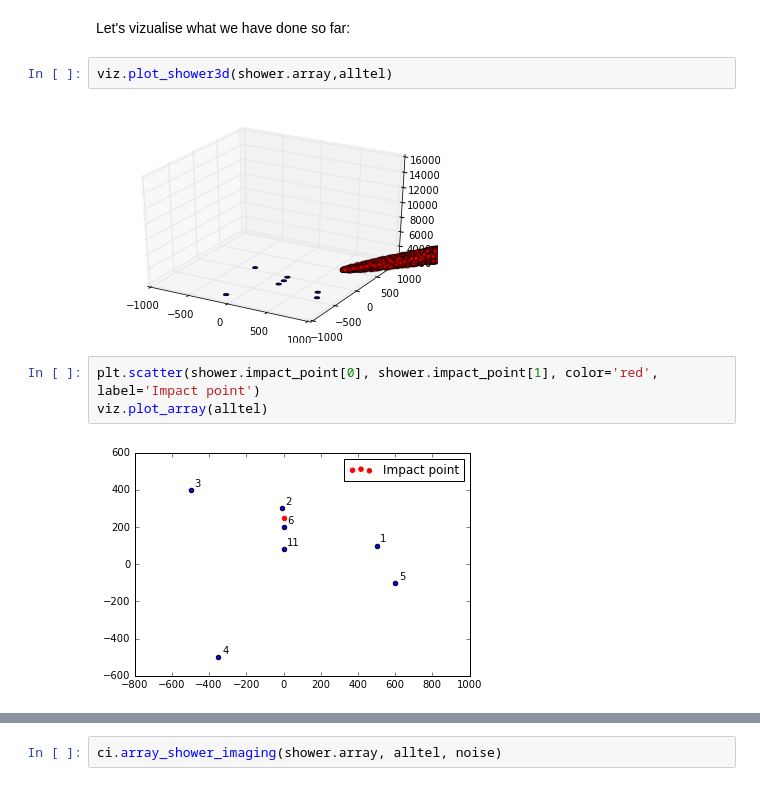
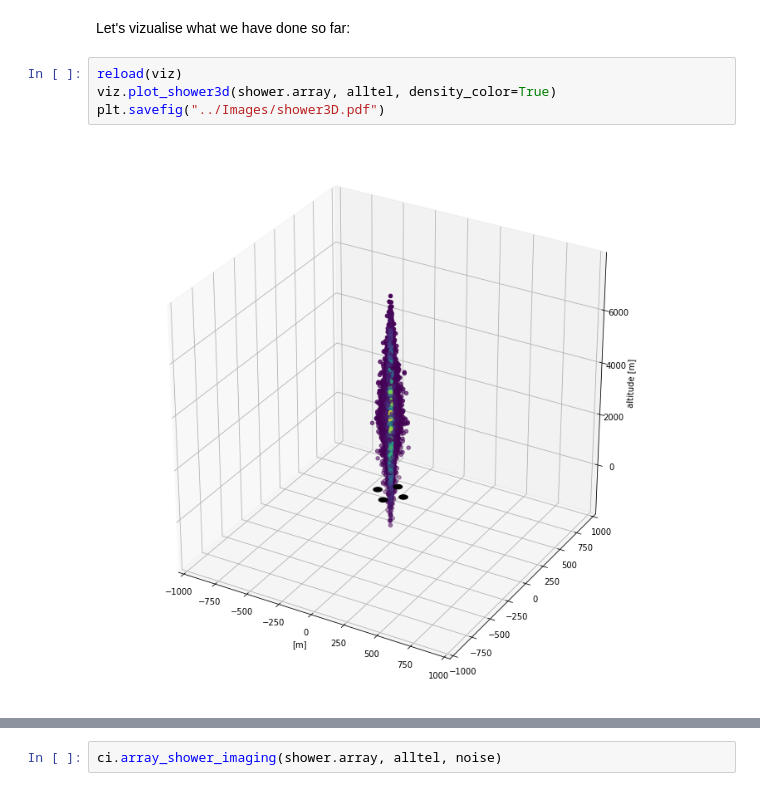
Before and after one commit to vuillaut/pschitt, a Jupyter notebook: ImArray/example.ipynb, the cells around one changed output, grey strips where cells are left out. Drawn from its saved outputs; the diff is of its cells as text.

```diff
--- a/ImArray/example.ipynb
+++ b/ImArray/example.ipynb
@@ -96,12 +138,9 @@ geo.telescopes_unicity(alltel)
 True
 # %% [markdown]
 Let's vizualise what we have done so far:
-# %%
-viz.plot_shower3d(shower.array,alltel)
-# %% [output]
-[figure, removed]
-# %%
-plt.scatter(shower.impact_point[0], shower.impact_point[1], color='red', label='Impact point')
-viz.plot_array(alltel)
-# %% [output]
-[figure, removed]
+# %%
+reload(viz)
+viz.plot_shower3d(shower.array, alltel, density_color=True)
+plt.savefig("../Images/shower3D.pdf")
+# %% [output]
+[figure, added]
```
Also changed, not shown: parts of 51 cells of this notebook, 5 other files.
